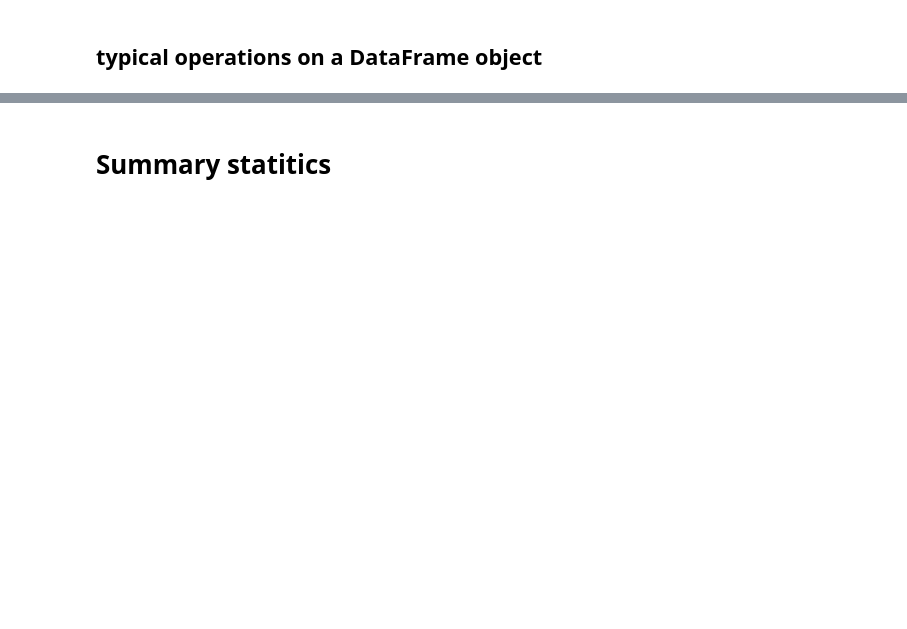
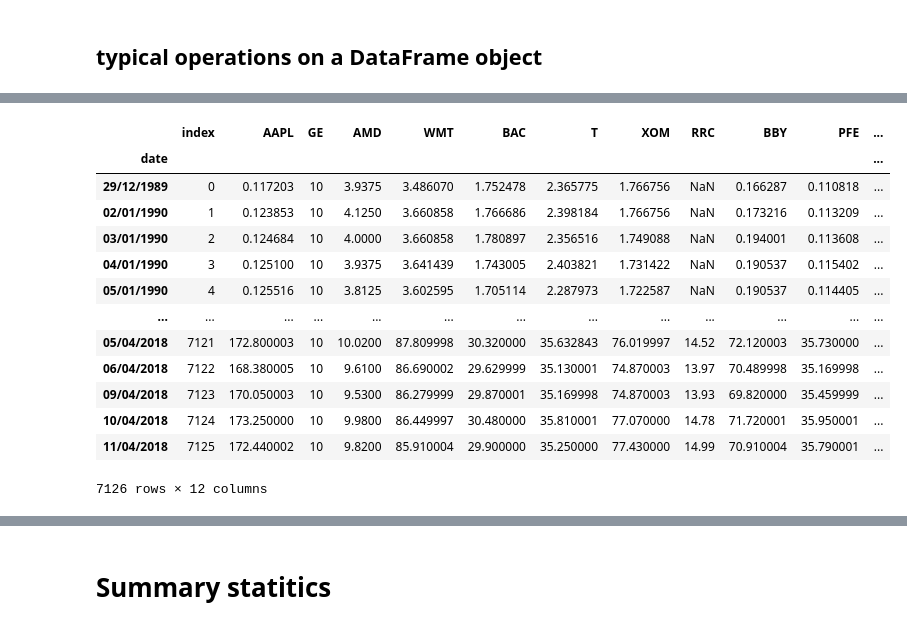
Before and after one commit to liangjiawenr/Python-Workshop, a Jupyter notebook: S3_Data_Analysis.ipynb, the cells around one changed output, grey strips where cells are left out. Drawn from its saved outputs; the diff is of its cells as text; code cells hidden in the pictures; blank space fills up the shorter version.

```diff
--- a/S3_Data_Analysis.ipynb
+++ b/S3_Data_Analysis.ipynb
@@ -465,0 +515,2 @@ price_df.head()
+# %%
+price_df.set_index("date", inplace=True)
@@ -518,3 +758,20 @@ price_df["GE"]
+# %%
+price_df
+# %% [output]
+|  | index | AAPL | GE | AMD | WMT | BAC | T | XOM | RRC | BBY | PFE | ... |
+| date |  |  |  |  |  |  |  |  |  |  |  | ... |
+| 29/12/1989 | 0 | 0.117203 | 10 | 3.9375 | 3.486070 | 1.752478 | 2.365775 | 1.766756 | NaN | 0.166287 | 0.110818 | ... |
+| 02/01/1990 | 1 | 0.123853 | 10 | 4.1250 | 3.660858 | 1.766686 | 2.398184 | 1.766756 | NaN | 0.173216 | 0.113209 | ... |
+| 03/01/1990 | 2 | 0.124684 | 10 | 4.0000 | 3.660858 | 1.780897 | 2.356516 | 1.749088 | NaN | 0.194001 | 0.113608 | ... |
+| 04/01/1990 | 3 | 0.125100 | 10 | 3.9375 | 3.641439 | 1.743005 | 2.403821 | 1.731422 | NaN | 0.190537 | 0.115402 | ... |
+| 05/01/1990 | 4 | 0.125516 | 10 | 3.8125 | 3.602595 | 1.705114 | 2.287973 | 1.722587 | NaN | 0.190537 | 0.114405 | ... |
+| ... | ... | ... | ... | ... | ... | ... | ... | ... | ... | ... | ... | ... |
+| 05/04/2018 | 7121 | 172.800003 | 10 | 10.0200 | 87.809998 | 30.320000 | 35.632843 | 76.019997 | 14.52 | 72.120003 | 35.730000 | ... |
+| 06/04/2018 | 7122 | 168.380005 | 10 | 9.6100 | 86.690002 | 29.629999 | 35.130001 | 74.870003 | 13.97 | 70.489998 | 35.169998 | ... |
+| 09/04/2018 | 7123 | 170.050003 | 10 | 9.5300 | 86.279999 | 29.870001 | 35.169998 | 74.870003 | 13.93 | 69.820000 | 35.459999 | ... |
+| 10/04/2018 | 7124 | 173.250000 | 10 | 9.9800 | 86.449997 | 30.480000 | 35.810001 | 77.070000 | 14.78 | 71.720001 | 35.950001 | ... |
+| 11/04/2018 | 7125 | 172.440002 | 10 | 9.8200 | 85.910004 | 29.900000 | 35.250000 | 77.430000 | 14.99 | 70.910004 | 35.790001 | ... |
+7126 rows × 12 columns
 # %%
 # append a row
 new_row = price_df.iloc[0]
```
Also changed, not shown: parts of 67 cells of this notebook, 1 other file.
